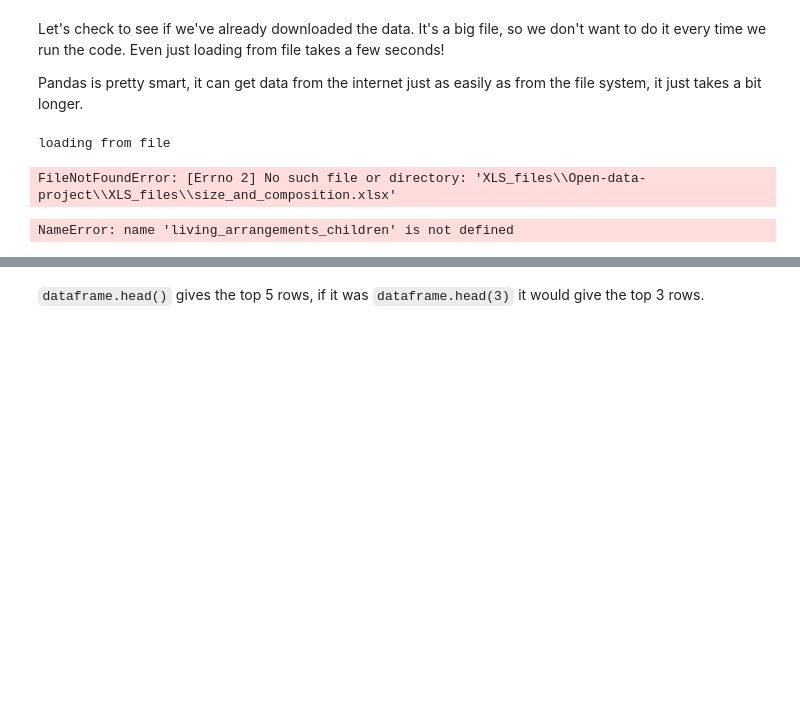
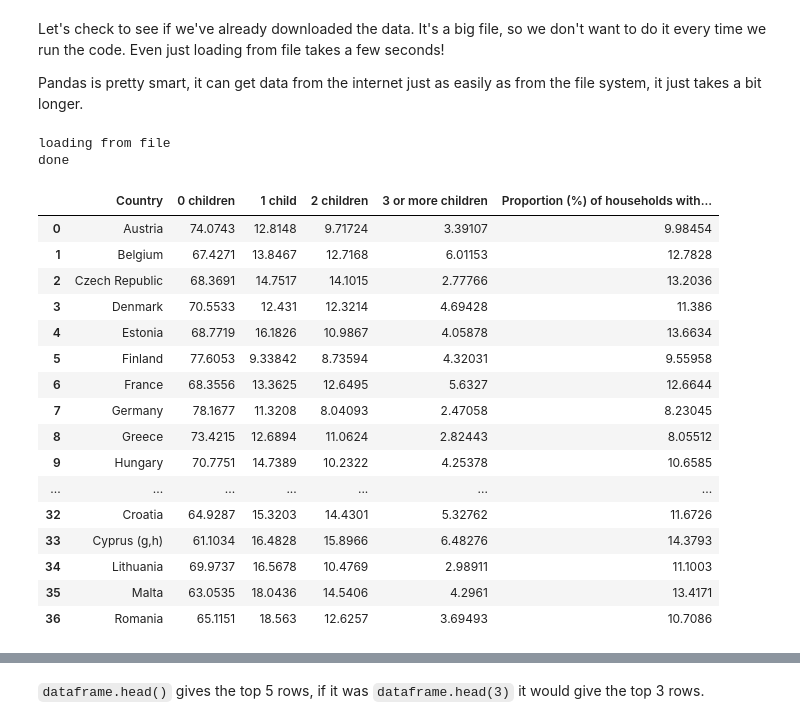
Before and after one commit to raphxcha/Open-data-project, a Jupyter notebook: basic_pandas copy.ipynb, the cells around one changed output, grey strips where cells are left out. Cells and saved outputs as stored; diff of their text form; code cells hidden in the pictures; blank space fills up the shorter version.

```diff
--- a/basic_pandas copy.ipynb
+++ b/basic_pandas copy.ipynb
@@ -24,15 +24,31 @@ Let's check to see if we've already downloaded the data. It's a big file, so we
 
 Pandas is pretty smart, it can get data from the internet just as easily as from the file system, it just takes a bit longer.
 # %%
-filepath = "Open-data-project\XLS_files\size_and_composition.xlsx"
+filepath = "XLS_files\size.xlsx"
 print("loading from file")
 
-size_and_composition = pd.read_excel(filepath)
+size = pd.read_excel(filepath)
 print("done")
 # %% [output]
 loading from file
+done
-FileNotFoundError: [Errno 2] No such file or directory: 'XLS_files\\Open-data-project\\XLS_files\\size_and_composition.xlsx'
-# %%
-living_arrangements_children.head(10)
-# %% [output]
-NameError: name 'living_arrangements_children' is not defined
+# %%
+size.head(50)
+# %% [output]
+|  | Country | 0 children | 1 child | 2 children | 3 or more children | Proportion (%) of households with... |
+| 0 | Austria | 74.0743 | 12.8148 | 9.71724 | 3.39107 | 9.98454 |
+| 1 | Belgium | 67.4271 | 13.8467 | 12.7168 | 6.01153 | 12.7828 |
+| 2 | Czech Republic | 68.3691 | 14.7517 | 14.1015 | 2.77766 | 13.2036 |
+| 3 | Denmark | 70.5533 | 12.431 | 12.3214 | 4.69428 | 11.386 |
+| 4 | Estonia | 68.7719 | 16.1826 | 10.9867 | 4.05878 | 13.6634 |
+| 5 | Finland | 77.6053 | 9.33842 | 8.73594 | 4.32031 | 9.55958 |
+| 6 | France | 68.3556 | 13.3625 | 12.6495 | 5.6327 | 12.6644 |
+| 7 | Germany | 78.1677 | 11.3208 | 8.04093 | 2.47058 | 8.23045 |
+| 8 | Greece | 73.4215 | 12.6894 | 11.0624 | 2.82443 | 8.05512 |
+| 9 | Hungary | 70.7751 | 14.7389 | 10.2322 | 4.25378 | 10.6585 |
+| ... | ... | ... | ... | ... | ... | ... |
+| 32 | Croatia | 64.9287 | 15.3203 | 14.4301 | 5.32762 | 11.6726 |
+| 33 | Cyprus (g,h) | 61.1034 | 16.4828 | 15.8966 | 6.48276 | 14.3793 |
+| 34 | Lithuania | 69.9737 | 16.5678 | 10.4769 | 2.98911 | 11.1003 |
+| 35 | Malta | 63.0535 | 18.0436 | 14.5406 | 4.2961 | 13.4171 |
+| 36 | Romania | 65.1151 | 18.563 | 12.6257 | 3.69493 | 10.7086 |
```
Also changed, not shown: parts of 7 cells of this notebook, 2 other files.
